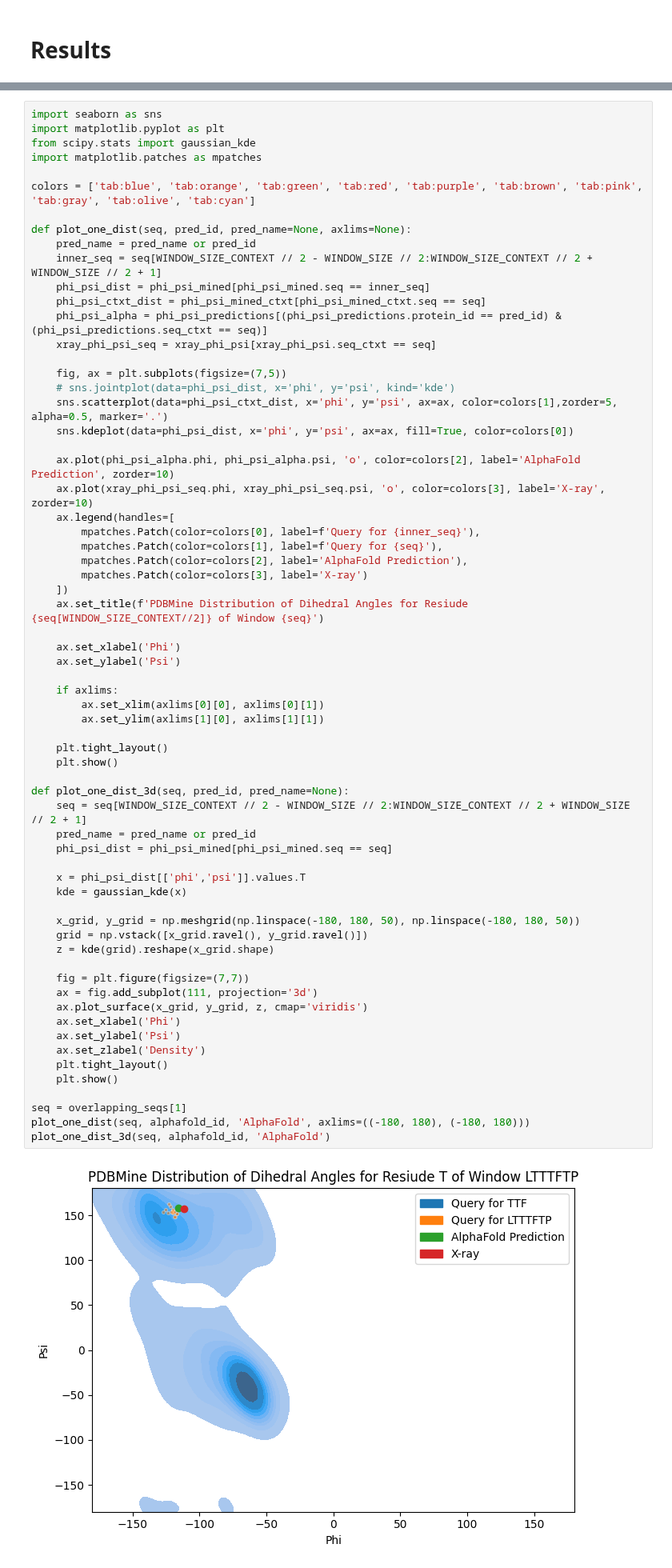
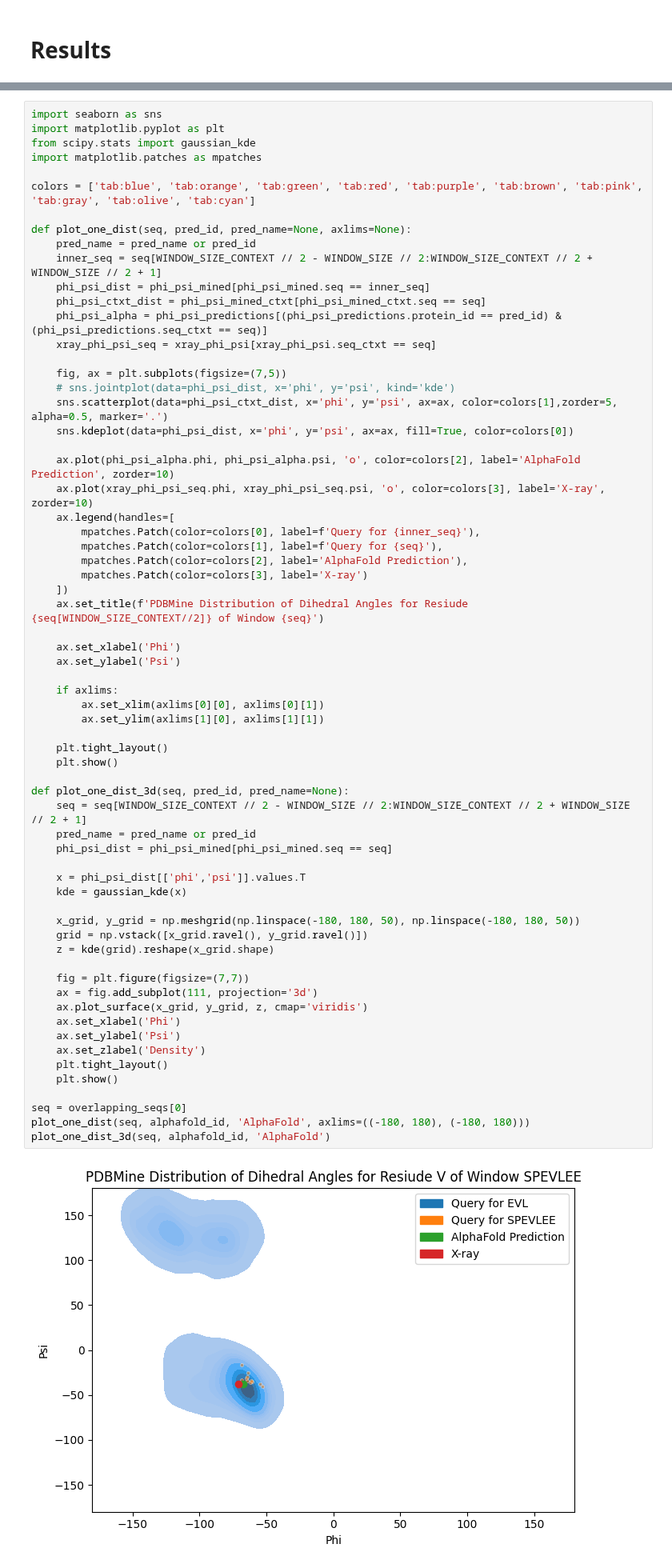
Before and after one commit to Musa-Azeem/protein-dihedral-visualization, a Jupyter notebook: multi-window.ipynb, the cells around one changed output, grey strips where cells are left out. Shown at 80% size. Saved outputs shown, nothing was run; the diff lists cells and outputs as text.

```diff
--- a/multi-window.ipynb
+++ b/multi-window.ipynb
@@ -307,32 +317,32 @@ def plot_one_dist(seq, pred_id, pred_name=None, axlims=None):
         ax.set_xlim(axlims[0][0], axlims[0][1])
         ax.set_ylim(axlims[1][0], axlims[1][1])
 
     plt.tight_layout()
     plt.show()
 
 def plot_one_dist_3d(seq, pred_id, pred_name=None):
     seq = seq[WINDOW_SIZE_CONTEXT // 2 - WINDOW_SIZE // 2:WINDOW_SIZE_CONTEXT // 2 + WINDOW_SIZE // 2 + 1]
     pred_name = pred_name or pred_id
     phi_psi_dist = phi_psi_mined[phi_psi_mined.seq == seq]
 
     x = phi_psi_dist[['phi','psi']].values.T
     kde = gaussian_kde(x)
 
     x_grid, y_grid = np.meshgrid(np.linspace(-180, 180, 50), np.linspace(-180, 180, 50))
     grid = np.vstack([x_grid.ravel(), y_grid.ravel()])
     z = kde(grid).reshape(x_grid.shape)
 
     fig = plt.figure(figsize=(7,7))
     ax = fig.add_subplot(111, projection='3d')
     ax.plot_surface(x_grid, y_grid, z, cmap='viridis')
     ax.set_xlabel('Phi')
     ax.set_ylabel('Psi')
     ax.set_zlabel('Density')
     plt.tight_layout()
     plt.show()
 
-seq = overlapping_seqs[1]
+seq = overlapping_seqs[0]
 plot_one_dist(seq, alphafold_id, 'AlphaFold', axlims=((-180, 180), (-180, 180)))
 plot_one_dist_3d(seq, alphafold_id, 'AlphaFold')
 # %% [output]
-[figure, old version]
+[figure, new version]
```
Also changed, not shown: parts of 15 cells of this notebook, 1 other file.
